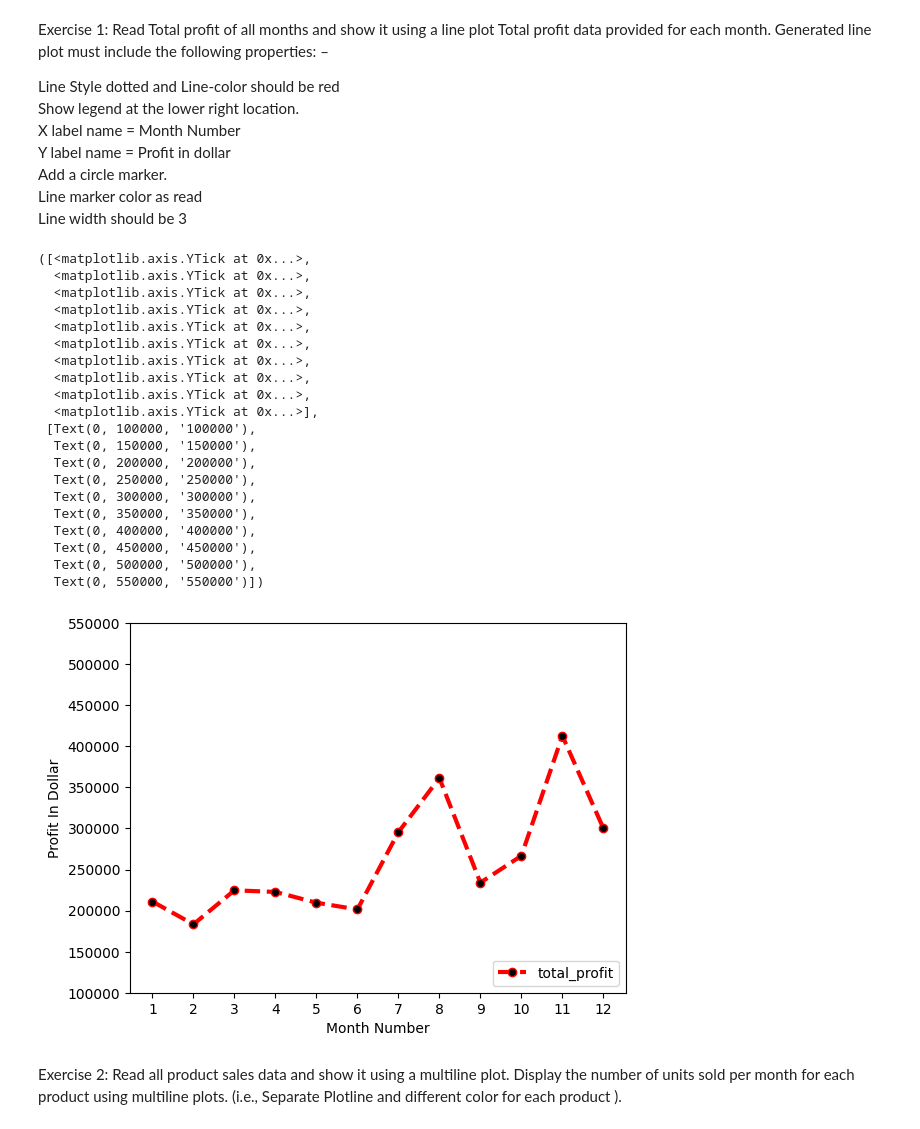
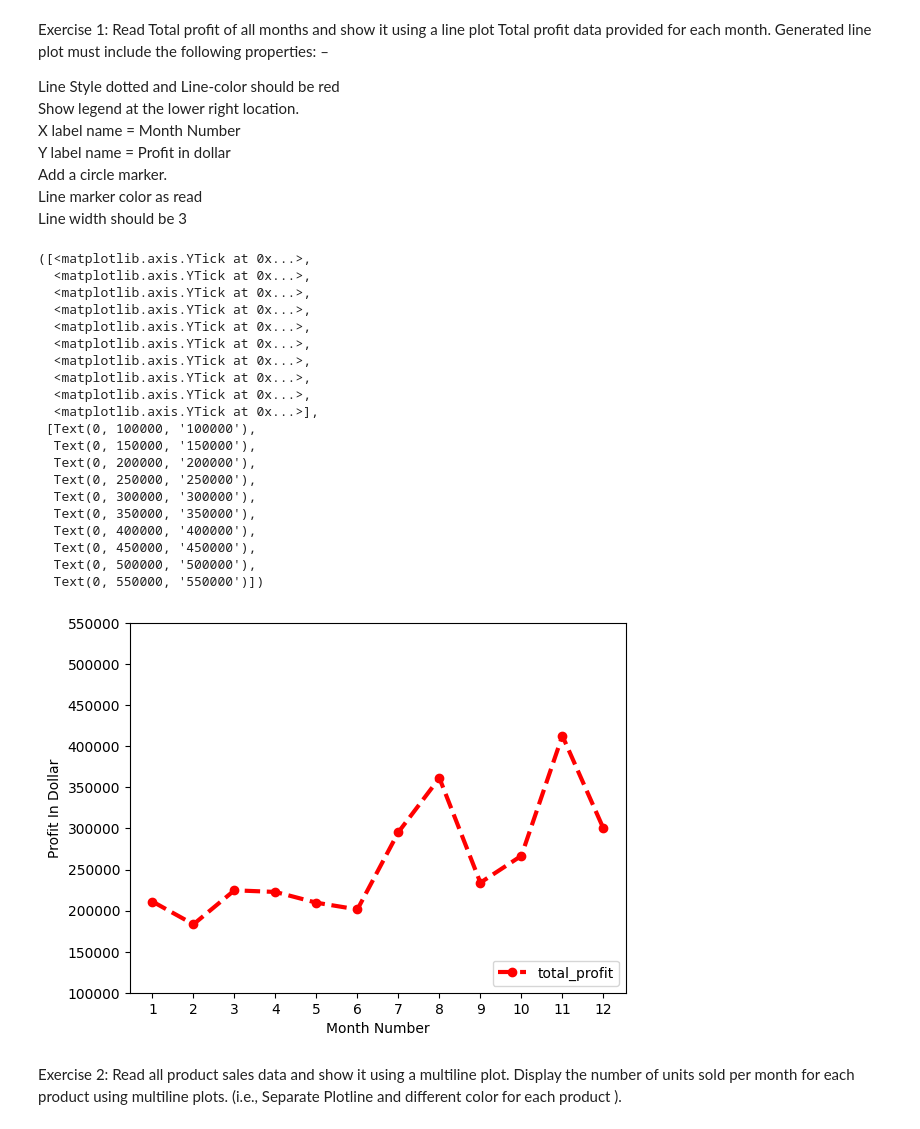
Before and after one commit to Rakshit-Sawarn-iitb/WIDS-Brain-Tumor-Detection, a Jupyter notebook: Matplotlib_and_pandas.ipynb, the cells around one changed output. Drawn from its saved outputs; the diff is of its cells as text; code cells hidden in the pictures.

```diff
--- a/Matplotlib_and_pandas.ipynb
+++ b/Matplotlib_and_pandas.ipynb
@@ -37,34 +37,34 @@ Line marker color as read
 Line width should be 3
 # %%
 #code here
-data.plot(y = "total_profit",x = "month_number",c = "r",lw = 3,linestyle = "--",marker = "o",markerfacecolor = 'k')
+data.plot(y = "total_profit",x = "month_number",c = "r",lw = 3,linestyle = "--",marker = "o",markerfacecolor = 'r')
 plt.xlabel("Month Number")
 plt.ylabel("Profit In Dollar")
 plt.legend(loc = "lower right")
 plt.xticks(list(range(1,13,1)))
 plt.yticks(list(range(100000 , 600000, 50000)))
 # %% [output]
 ([<matplotlib.axis.YTick at 0x...>,
   <matplotlib.axis.YTick at 0x...>,
   <matplotlib.axis.YTick at 0x...>,
   <matplotlib.axis.YTick at 0x...>,
   <matplotlib.axis.YTick at 0x...>,
   <matplotlib.axis.YTick at 0x...>,
   <matplotlib.axis.YTick at 0x...>,
   <matplotlib.axis.YTick at 0x...>,
   <matplotlib.axis.YTick at 0x...>,
   <matplotlib.axis.YTick at 0x...>],
  [Text(0, 100000, '100000'),
   Text(0, 150000, '150000'),
   Text(0, 200000, '200000'),
   Text(0, 250000, '250000'),
   Text(0, 300000, '300000'),
   Text(0, 350000, '350000'),
   Text(0, 400000, '400000'),
   Text(0, 450000, '450000'),
   Text(0, 500000, '500000'),
   Text(0, 550000, '550000')])
-[figure, old version]
+[figure, new version]
 # %% [markdown]
 Exercise 2: Read all product sales data and show it  using a multiline plot.
  Display the number of units sold per month for each product using multiline plots. (i.e., Separate Plotline and different color for each product ).
```
